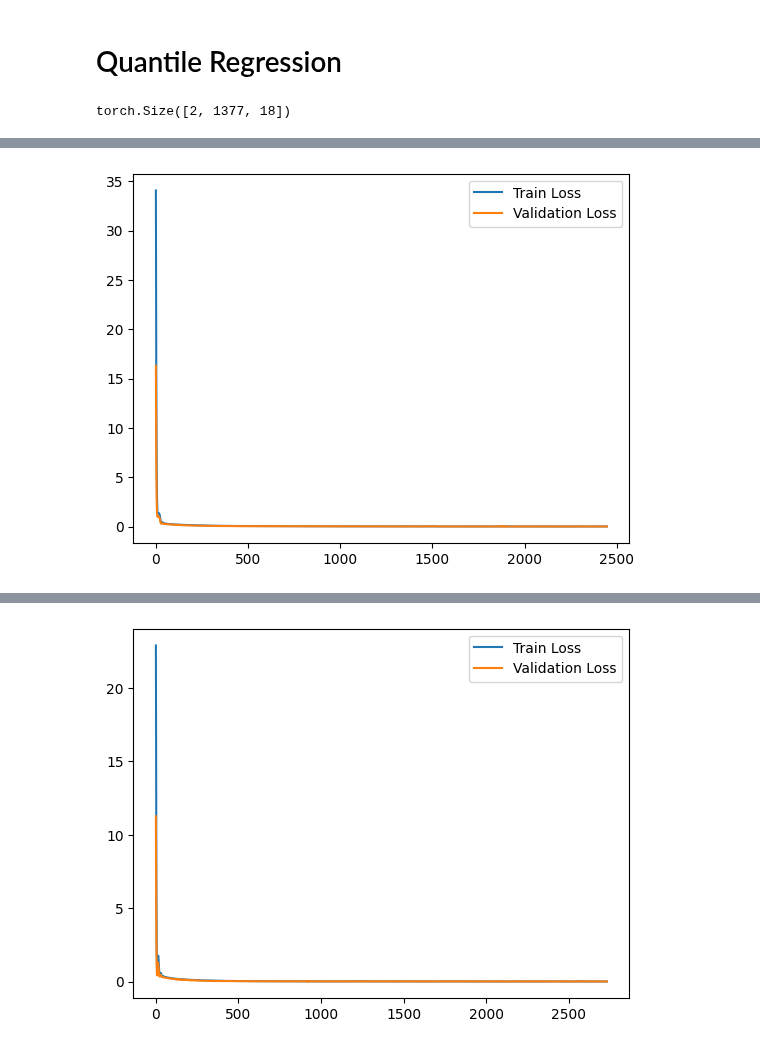
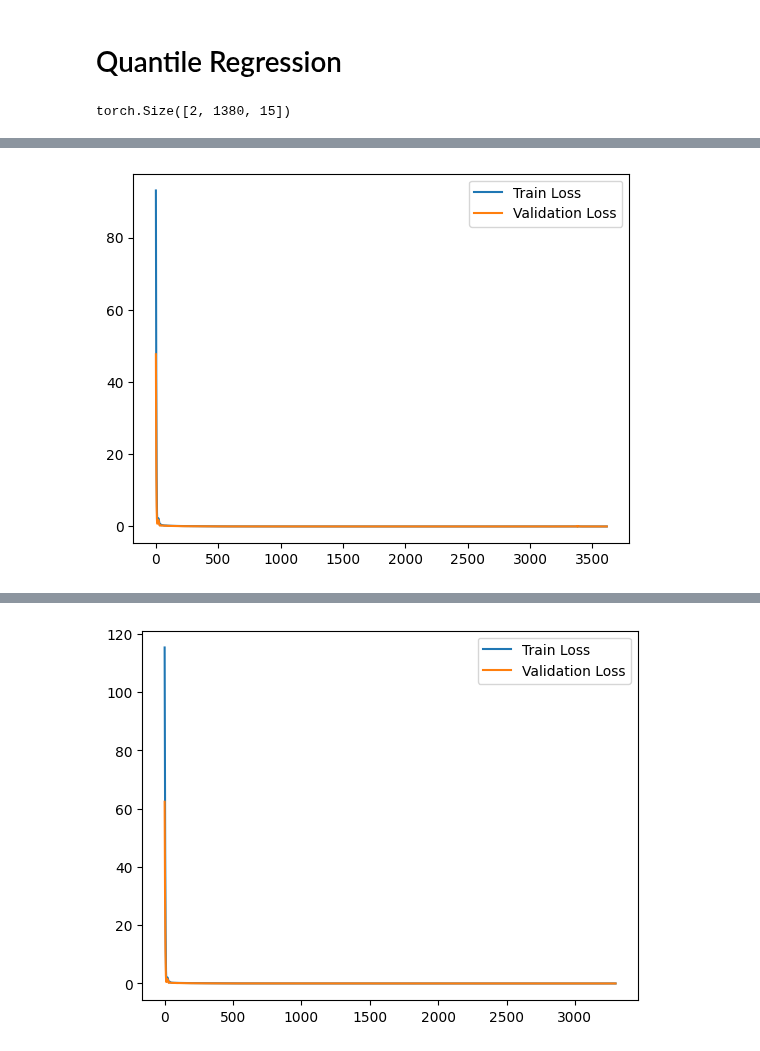
Before and after one commit to harrya32/HTI, a Jupyter notebook: rebuttal_baselines/2d_flow_matching.ipynb, the cells around one changed output, grey strips where cells are left out. Saved outputs shown, nothing was run; the diff lists cells and outputs as text; code cells hidden in the pictures.

```diff
--- a/rebuttal_baselines/2d_flow_matching.ipynb
+++ b/rebuttal_baselines/2d_flow_matching.ipynb
@@ -1727,7 +1727,7 @@ def quantile_data_gen():
     Loads the ETT forecasted quantiles dataset.
     """
     data = torch.load("../quantile_regression/hti_data/hti_data_combined.pt")
-    data = data[[0,4]]
+    data = data[[0,-1]]
     data = data.to(device)
     return data
 ett_quantiles = quantile_data_gen()
@@ -1847,7 +1847,7 @@ class WrappedModel(ModelWrapper):
 # %%
 ett_quantiles.shape
 # %% [output]
-torch.Size([2, 1377, 18])
+torch.Size([2, 1380, 15])
 # %%
 for model_i in range(5):
     print(f"Iteration {model_i+1} of 5")
@@ -1861,13 +1861,15 @@ for model_i in range(5):
     patience = 250
     min_delta = 0
     validation_split = 0.1
+    FORECAST_LEN = 3
+    INPUT_LEN = 12
 
-    num_samples = 1200 #leaving the last 177 samples for testing
+    num_samples = 1200 #leaving the last 180 samples for testing
     val_size = int(num_samples * validation_split)
     train_indices = torch.arange(num_samples - val_size)
     val_indices = torch.arange(num_samples - val_size, num_samples)
 
-    vf_0 = FiLMMLP(input_dim=6, time_dim=1, cond_dim=12, hidden_dim=hidden_dim).to(device)
+    vf_0 = FiLMMLP(input_dim=FORECAST_LEN, time_dim=1, cond_dim=INPUT_LEN, hidden_dim=hidden_dim).to(device)
     path = AffineProbPath(scheduler=CondOTScheduler())
     optim = torch.optim.Adam(vf_0.parameters(), lr=lr)
 
@@ -1882,9 +1884,9 @@ for model_i in range(5):
         vf_0.train()
         optim.zero_grad()
 
-        x_1 = ett_quantiles_reversed[1, train_indices, :6]
-        x_0 = ett_quantiles_reversed[0, train_indices, :6]
-        conds = ett_quantiles_reversed[0, train_indices, 6:]
+        x_1 = ett_quantiles_reversed[1, train_indices, :FORECAST_LEN]
+        x_0 = ett_quantiles_reversed[0, train_indices, :FORECAST_LEN]
+        conds = ett_quantiles_reversed[0, train_indices, FORECAST_LEN:]
         t = torch.rand(x_1.shape[0]).to(device)
         path_sample = path.sample(t=t, x_0=x_0, x_1=x_1)
         train_loss = torch.pow(vf_0(path_sample.x_t, path_sample.t, conds) - path_sample.dx_t, 2).mean()
@@ -1894,9 +1896,9 @@ for model_i in range(5):
 
         vf_0.eval()
         with torch.no_grad():
-            x_1_val = ett_quantiles_reversed[1, val_indices, :6]
-            x_0_val = ett_quantiles_reversed[0, val_indices, :6]
-            conds_val = ett_quantiles_reversed[0, val_indices, 6:]
+            x_1_val = ett_quantiles_reversed[1, val_indices, :FORECAST_LEN]
+            x_0_val = ett_quantiles_reversed[0, val_indices, :FORECAST_LEN]
+            conds_val = ett_quantiles_reversed[0, val_indices, FORECAST_LEN:]
             t_val = torch.rand(x_1_val.shape[0]).to(device)
             path_sample_val = path.sample(t=t_val, x_0=x_0_val, x_1=x_1_val)
             val_loss = torch.pow(vf_0(path_sample_val.x_t, path_sample_val.t, conds_val) - path_sample_val.dx_t, 2).mean()
@@ -1989,3 +1991,3 @@ Training completed for vf_0 after 2447 iterations
-[figure, old version]
+[figure, new version]
 Iteration 4 of 5
 ------------------------------------------------------------
@@ -2007,3 +2009,3 @@ Training completed for vf_0 after 2732 iterations
-[figure, old version]
+[figure, new version]
 Iteration 5 of 5
 ------------------------------------------------------------
```
Also changed, not shown: parts of 5 cells of this notebook, 36 other files.
